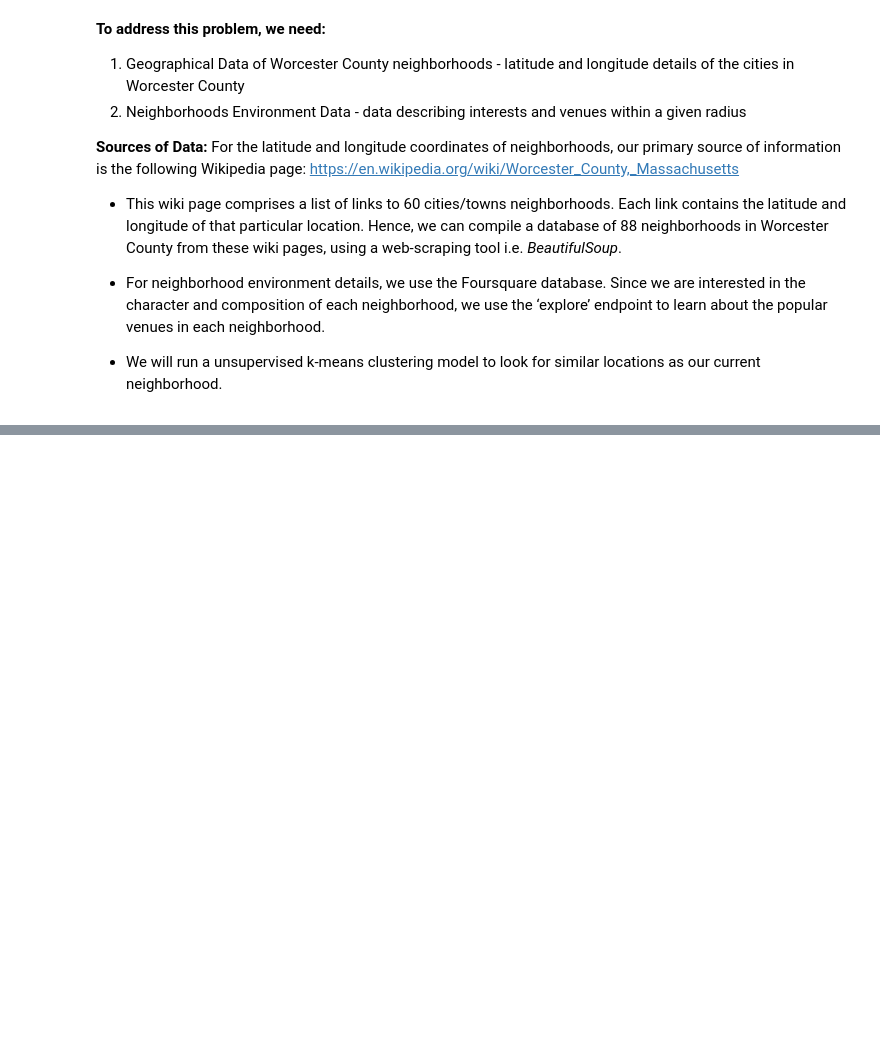
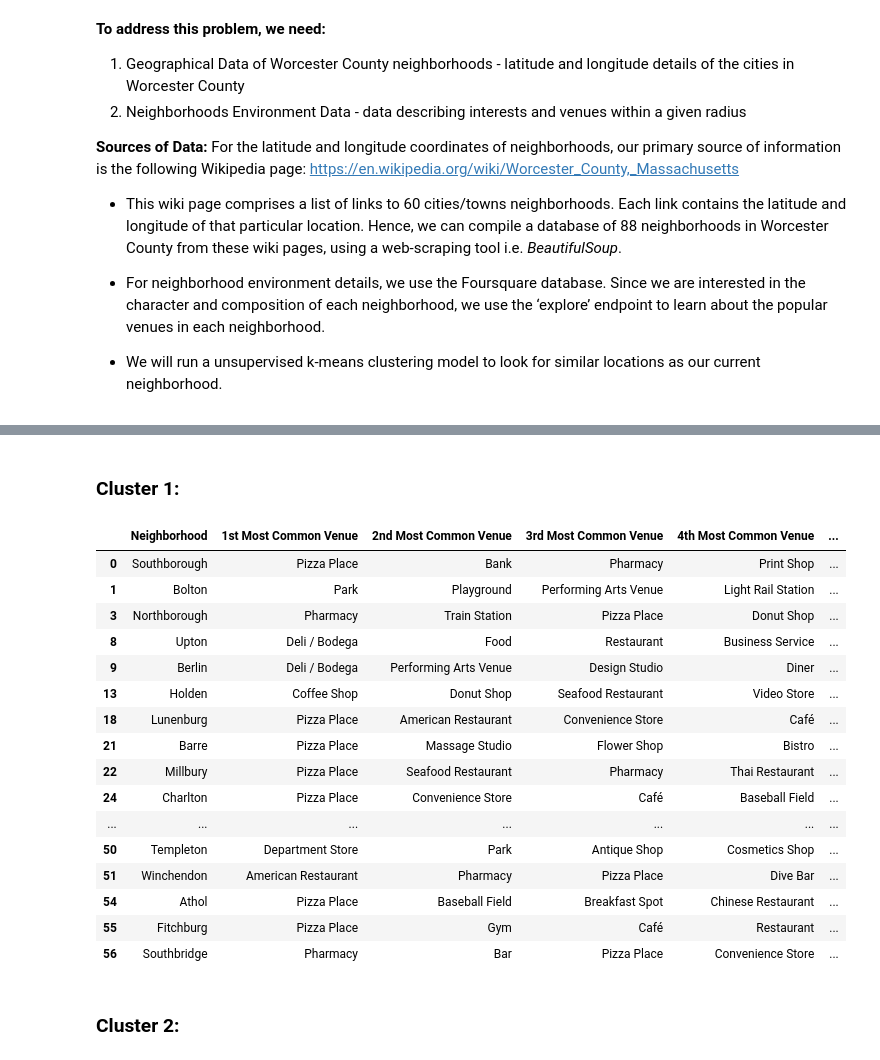
Before and after one commit to wuweixiaoxiao/coursera, a Jupyter notebook: Capstone Project-Worcester County.ipynb, the cells around one changed output, grey strips where cells are left out. Saved outputs shown, nothing was run; the diff lists cells and outputs as text; code cells hidden in the pictures; blank space fills up the shorter version.

```diff
--- a/Capstone Project-Worcester County.ipynb
+++ b/Capstone Project-Worcester County.ipynb
@@ -29,0 +263,22 @@ For the latitude and longitude coordinates of neighborhoods, our primary source
+# %%
+num_top_venues = 10
+
+indicators = ['st', 'nd', 'rd']
+
+# create columns according to number of top venues
+columns = ['Neighborhood']
+for ind in np.arange(num_top_venues):
+    try:
+        columns.append('{}{} Most Common Venue'.format(ind+1, indicators[ind]))
+    except:
+        columns.append('{}th Most Common Venue'.format(ind+1))
+
+# create a new dataframe
+neighborhoods_venues_sorted = pd.DataFrame(columns=columns)
+neighborhoods_venues_sorted['Neighborhood'] = wor_grouped['Neighborhood']
+
+for ind in np.arange(wor_grouped.shape[0]):
+    neighborhoods_venues_sorted.iloc[ind, 1:] = return_most_common_venues(wor_grouped.iloc[ind, :], num_top_venues)
+
+print(neighborhoods_venues_sorted.shape)
+neighborhoods_venues_sorted.head()
@@ -29,0 +295,8 @@ For the latitude and longitude coordinates of neighborhoods, our primary source
+# %%
+# set number of clusters
+kclusters = 5
+wor_grouped_clustering = wor_grouped.drop('Neighborhood', 1)
+# run k-means clustering
+kmeans = KMeans(n_clusters=kclusters, random_state=0).fit(wor_grouped_clustering)
+# check cluster labels generated for each row in the dataframe
+kmeans.labels_
@@ -29,0 +309,11 @@ For the latitude and longitude coordinates of neighborhoods, our primary source
+# %%
+wor_merged = wor_df
+wor_merged.rename(columns={'City':'Neighborhood'}, inplace=True)
+# %%
+# add clustering labels
+wor_merged['Cluster Labels'] = kmeans.labels_
+# merge wor_grouped with wor_data to add latitude/longitude for each neighborhood
+wor_merged = wor_merged.join(neighborhoods_venues_sorted.set_index('Neighborhood'), on='Neighborhood')
+
+print(wor_merged.shape)
+wor_merged.head() # check the last columns!
@@ -29,0 +355,24 @@ For the latitude and longitude coordinates of neighborhoods, our primary source
+# %% [markdown]
+### Cluster 1:
+# %%
+wor_merged.loc[wor_merged['Cluster Labels'] == 0, wor_merged.columns[[0] + list(range(4, wor_merged.shape[1]))]]
+# %% [output]
+|  | Neighborhood | 1st Most Common Venue | 2nd Most Common Venue | 3rd Most Common Venue | 4th Most Common Venue | ... |
+| 0 | Southborough | Pizza Place | Bank | Pharmacy | Print Shop | ... |
+| 1 | Bolton | Park | Playground | Performing Arts Venue | Light Rail Station | ... |
+| 3 | Northborough | Pharmacy | Train Station | Pizza Place | Donut Shop | ... |
+| 8 | Upton | Deli / Bodega | Food | Restaurant | Business Service | ... |
+| 9 | Berlin | Deli / Bodega | Performing Arts Venue | Design Studio | Diner | ... |
+| 13 | Holden | Coffee Shop | Donut Shop | Seafood Restaurant | Video Store | ... |
+| 18 | Lunenburg | Pizza Place | American Restaurant | Convenience Store | Café | ... |
+| 21 | Barre | Pizza Place | Massage Studio | Flower Shop | Bistro | ... |
+| 22 | Millbury | Pizza Place | Seafood Restaurant | Pharmacy | Thai Restaurant | ... |
+| 24 | Charlton | Pizza Place | Convenience Store | Café | Baseball Field | ... |
+| ... | ... | ... | ... | ... | ... | ... |
+| 50 | Templeton | Department Store | Park | Antique Shop | Cosmetics Shop | ... |
+| 51 | Winchendon | American Restaurant | Pharmacy | Pizza Place | Dive Bar | ... |
+| 54 | Athol | Pizza Place | Baseball Field | Breakfast Spot | Chinese Restaurant | ... |
+| 55 | Fitchburg | Pizza Place | Gym | Café | Restaurant | ... |
+| 56 | Southbridge | Pharmacy | Bar | Pizza Place | Convenience Store | ... |
+# %% [markdown]
+### Cluster 2:
```
Also changed, not shown: parts of 37 cells of this notebook.
